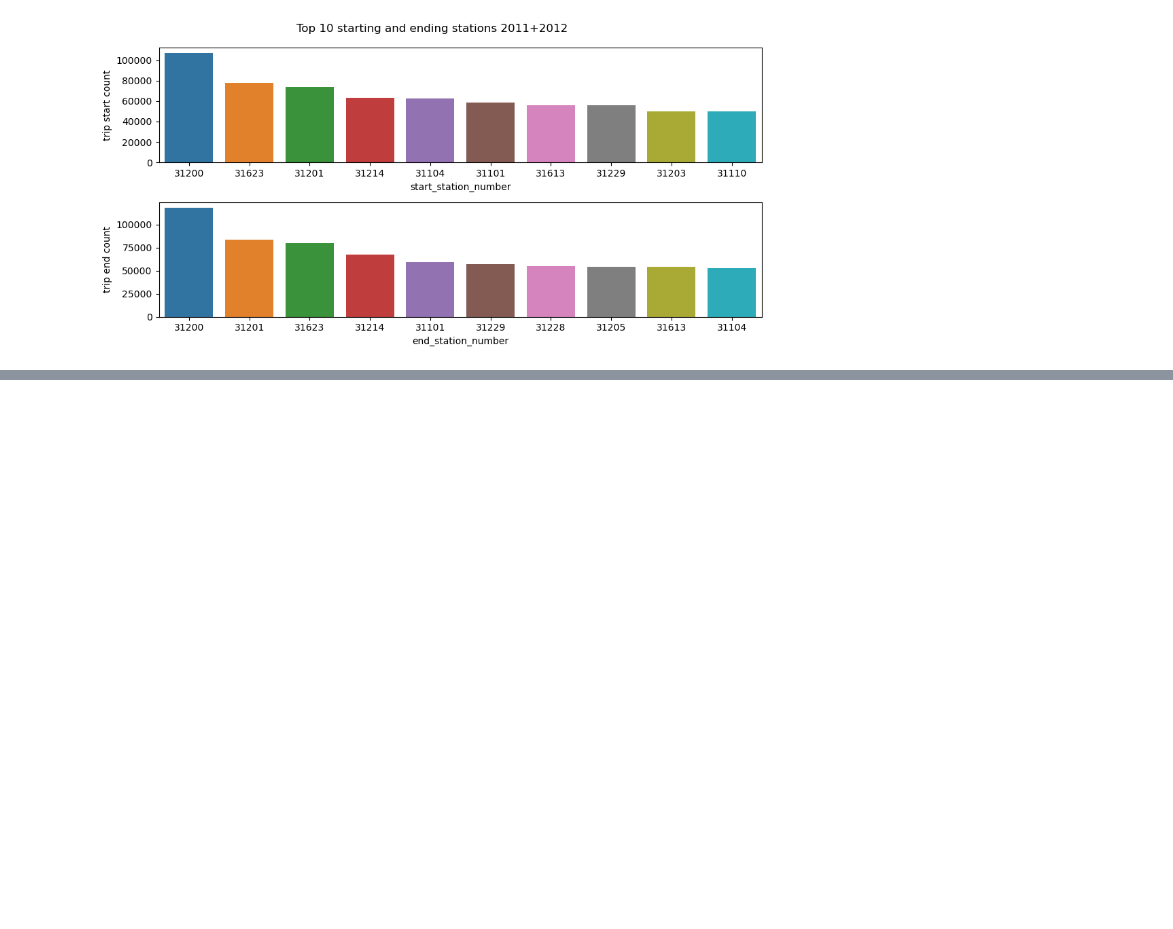
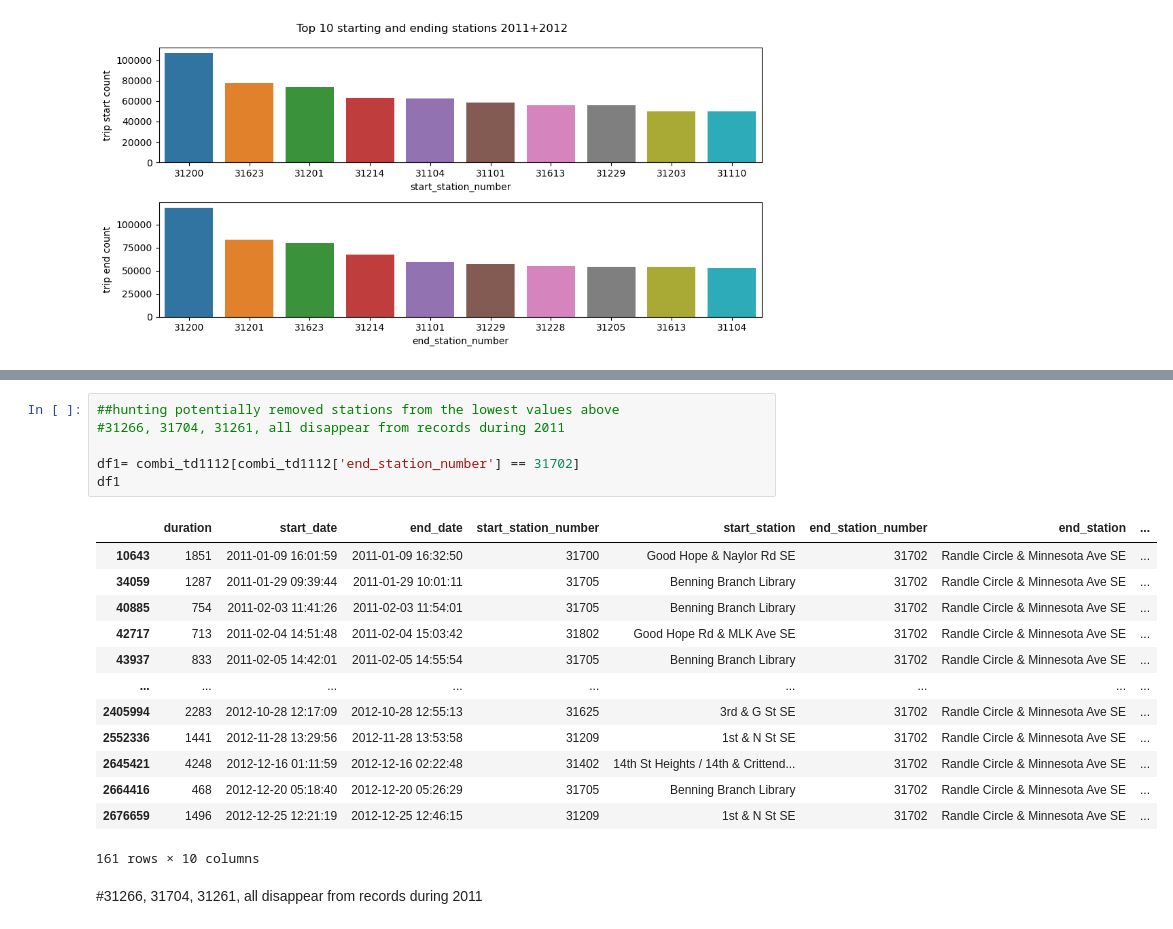
Before and after one commit to cdb8675309/Project3_Sprint-2, a Jupyter notebook: P3_S2.ipynb, the cells around one changed output, grey strips where cells are left out. Cells and saved outputs as stored; diff of their text form; blank space fills up the shorter version.

```diff
--- a/P3_S2.ipynb
+++ b/P3_S2.ipynb
@@ -513,3 +506,25 @@ plt.show()
+# %%
+##hunting potentially removed stations from the lowest values above
+#31266, 31704, 31261, all disappear from records during 2011
+
+df1= combi_td1112[combi_td1112['end_station_number'] == 31702]
+df1
+# %% [output]
+|  | duration | start_date | end_date | start_station_number | start_station | end_station_number | end_station | ... |
+| 10643 | 1851 | 2011-01-09 16:01:59 | 2011-01-09 16:32:50 | 31700 | Good Hope & Naylor Rd SE | 31702 | Randle Circle & Minnesota Ave SE | ... |
+| 34059 | 1287 | 2011-01-29 09:39:44 | 2011-01-29 10:01:11 | 31705 | Benning Branch Library | 31702 | Randle Circle & Minnesota Ave SE | ... |
+| 40885 | 754 | 2011-02-03 11:41:26 | 2011-02-03 11:54:01 | 31705 | Benning Branch Library | 31702 | Randle Circle & Minnesota Ave SE | ... |
+| 42717 | 713 | 2011-02-04 14:51:48 | 2011-02-04 15:03:42 | 31802 | Good Hope Rd & MLK Ave SE | 31702 | Randle Circle & Minnesota Ave SE | ... |
+| 43937 | 833 | 2011-02-05 14:42:01 | 2011-02-05 14:55:54 | 31705 | Benning Branch Library | 31702 | Randle Circle & Minnesota Ave SE | ... |
+| ... | ... | ... | ... | ... | ... | ... | ... | ... |
+| 2405994 | 2283 | 2012-10-28 12:17:09 | 2012-10-28 12:55:13 | 31625 | 3rd & G St SE | 31702 | Randle Circle & Minnesota Ave SE | ... |
+| 2552336 | 1441 | 2012-11-28 13:29:56 | 2012-11-28 13:53:58 | 31209 | 1st & N St SE | 31702 | Randle Circle & Minnesota Ave SE | ... |
+| 2645421 | 4248 | 2012-12-16 01:11:59 | 2012-12-16 02:22:48 | 31402 | 14th St Heights / 14th & Crittend... | 31702 | Randle Circle & Minnesota Ave SE | ... |
+| 2664416 | 468 | 2012-12-20 05:18:40 | 2012-12-20 05:26:29 | 31705 | Benning Branch Library | 31702 | Randle Circle & Minnesota Ave SE | ... |
+| 2676659 | 1496 | 2012-12-25 12:21:19 | 2012-12-25 12:46:15 | 31209 | 1st & N St SE | 31702 | Randle Circle & Minnesota Ave SE | ... |
+161 rows × 10 columns
+# %% [markdown]
+#31266, 31704, 31261, all disappear from records during 2011
 # %%
 #top 5 stations for members vs casuals, starts and ends
 import matplotlib.pyplot as plt
```
Also changed, not shown: parts of 17 cells of this notebook.
